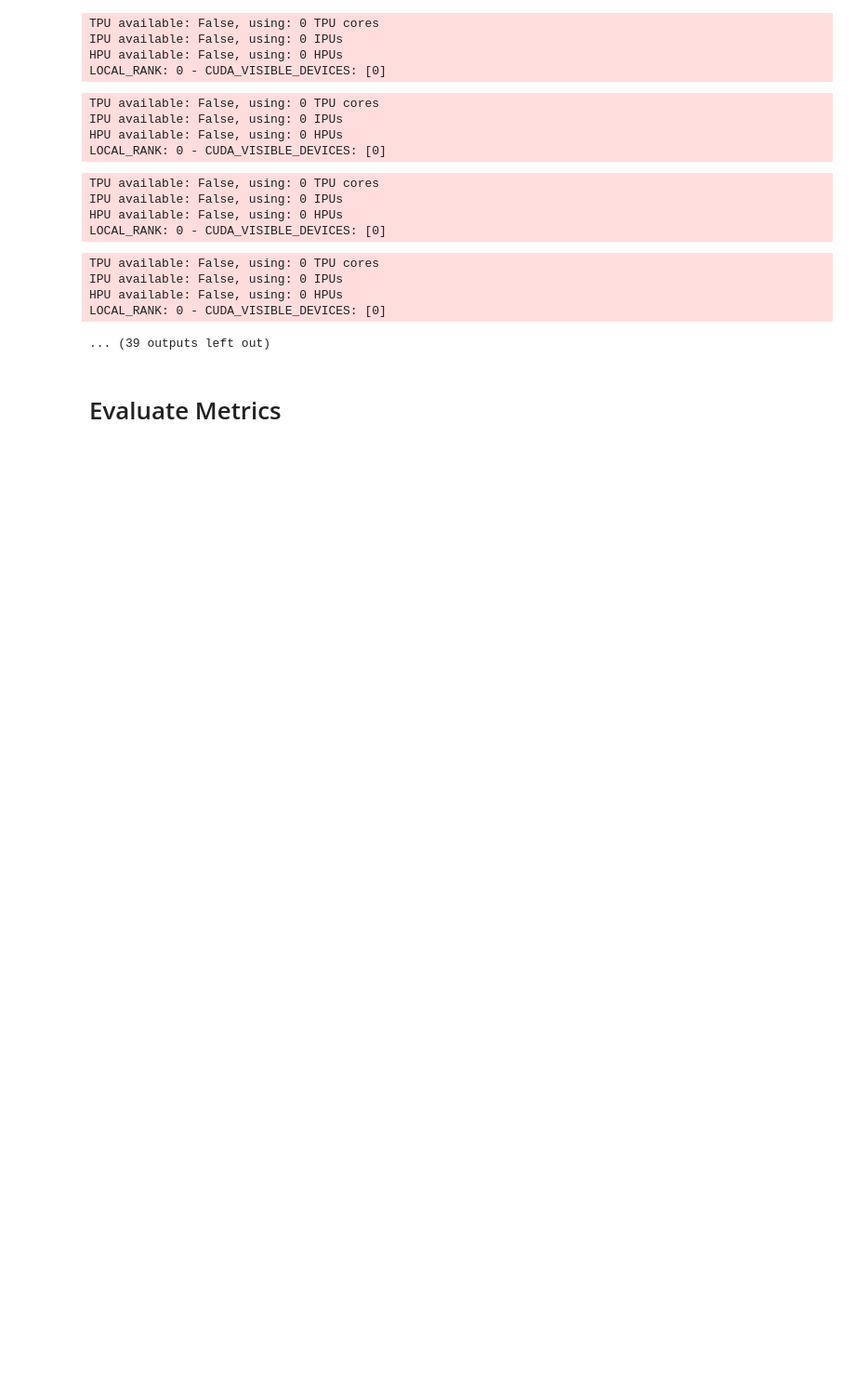
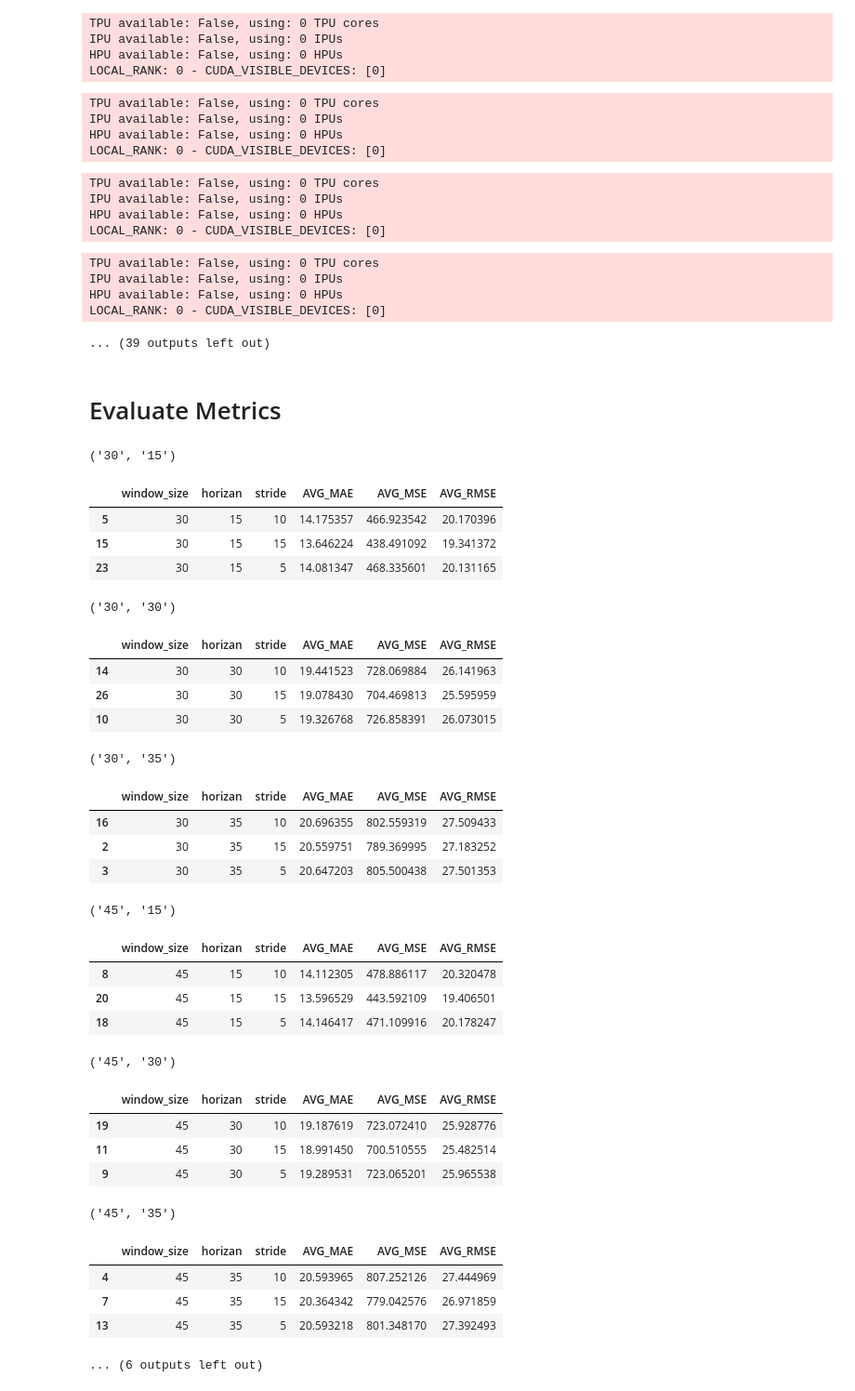
Before and after one commit to iffishells/financialforecasting, a Jupyter notebook: Notebooks/RNN_LSTM.ipynb, the cells around one changed output. Shown at 93% size. Saved outputs shown, nothing was run; the diff lists cells and outputs as text; code cells hidden in the pictures; blank space fills up the shorter version.

```diff
--- a/Notebooks/RNN_LSTM.ipynb
+++ b/Notebooks/RNN_LSTM.ipynb
@@ -373,6 +389,42 @@ def aggregate_evaluation_results(file_pattern):
 
 
 # Example usage
-file_pattern = "../ProcessedData/Results/RNN_LSTM/*.csv"
+file_pattern = "../ProcessedData/Results/RNN_LSTM/amazon/*.csv"
 result_df = aggregate_evaluation_results(file_pattern)
-result_df
+result_df = result_df[['window_size','horizan','stride','AVG_MAE','AVG_MSE','AVG_RMSE']]
+# %%
+for name , group in result_df.groupby(['window_size','horizan']):
+    print(name)
+    display(group)
+# %% [output]
+('30', '15')
+|  | window_size | horizan | stride | AVG_MAE | AVG_MSE | AVG_RMSE |
+| 5 | 30 | 15 | 10 | 14.175357 | 466.923542 | 20.170396 |
+| 15 | 30 | 15 | 15 | 13.646224 | 438.491092 | 19.341372 |
+| 23 | 30 | 15 | 5 | 14.081347 | 468.335601 | 20.131165 |
+('30', '30')
+|  | window_size | horizan | stride | AVG_MAE | AVG_MSE | AVG_RMSE |
+| 14 | 30 | 30 | 10 | 19.441523 | 728.069884 | 26.141963 |
+| 26 | 30 | 30 | 15 | 19.078430 | 704.469813 | 25.595959 |
+| 10 | 30 | 30 | 5 | 19.326768 | 726.858391 | 26.073015 |
+('30', '35')
+|  | window_size | horizan | stride | AVG_MAE | AVG_MSE | AVG_RMSE |
+| 16 | 30 | 35 | 10 | 20.696355 | 802.559319 | 27.509433 |
+| 2 | 30 | 35 | 15 | 20.559751 | 789.369995 | 27.183252 |
+| 3 | 30 | 35 | 5 | 20.647203 | 805.500438 | 27.501353 |
+('45', '15')
+|  | window_size | horizan | stride | AVG_MAE | AVG_MSE | AVG_RMSE |
+| 8 | 45 | 15 | 10 | 14.112305 | 478.886117 | 20.320478 |
+| 20 | 45 | 15 | 15 | 13.596529 | 443.592109 | 19.406501 |
+| 18 | 45 | 15 | 5 | 14.146417 | 471.109916 | 20.178247 |
+('45', '30')
+|  | window_size | horizan | stride | AVG_MAE | AVG_MSE | AVG_RMSE |
+| 19 | 45 | 30 | 10 | 19.187619 | 723.072410 | 25.928776 |
+| 11 | 45 | 30 | 15 | 18.991450 | 700.510555 | 25.482514 |
+| 9 | 45 | 30 | 5 | 19.289531 | 723.065201 | 25.965538 |
+('45', '35')
+|  | window_size | horizan | stride | AVG_MAE | AVG_MSE | AVG_RMSE |
+| 4 | 45 | 35 | 10 | 20.593965 | 807.252126 | 27.444969 |
+| 7 | 45 | 35 | 15 | 20.364342 | 779.042576 | 26.971859 |
+| 13 | 45 | 35 | 5 | 20.593218 | 801.348170 | 27.392493 |
+... (6 outputs left out)
```
Also changed, not shown: parts of 3 cells of this notebook, 7 other files.
